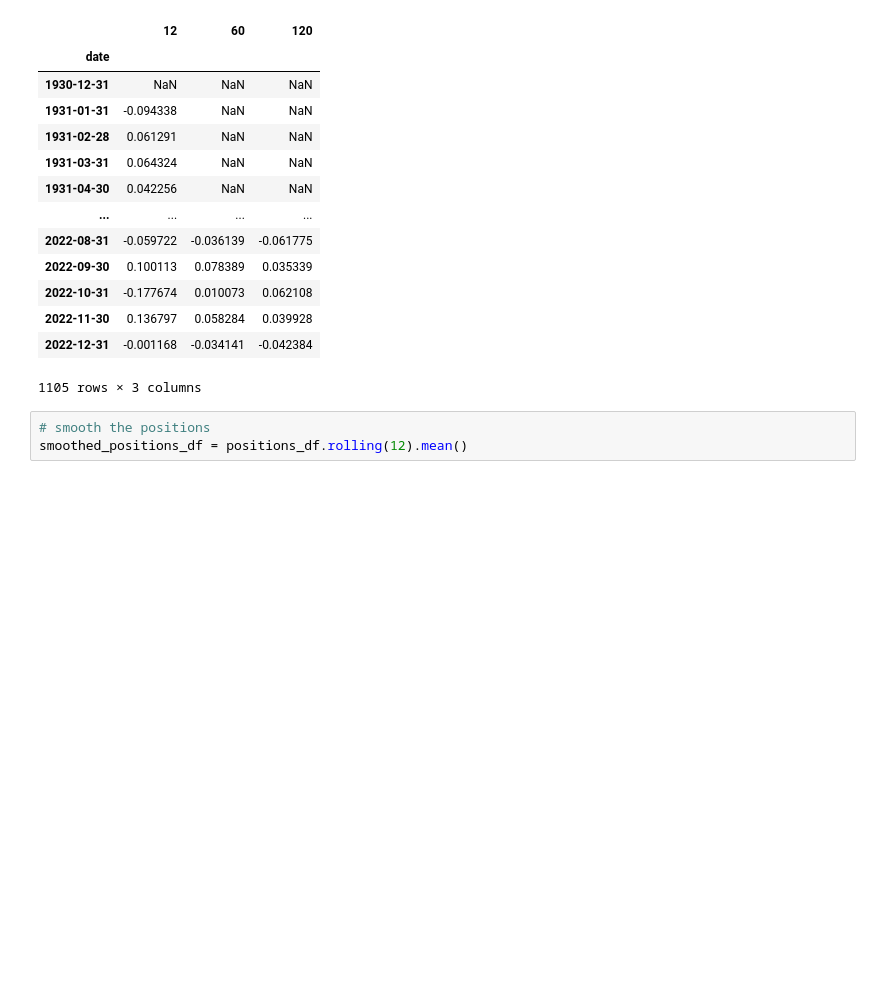
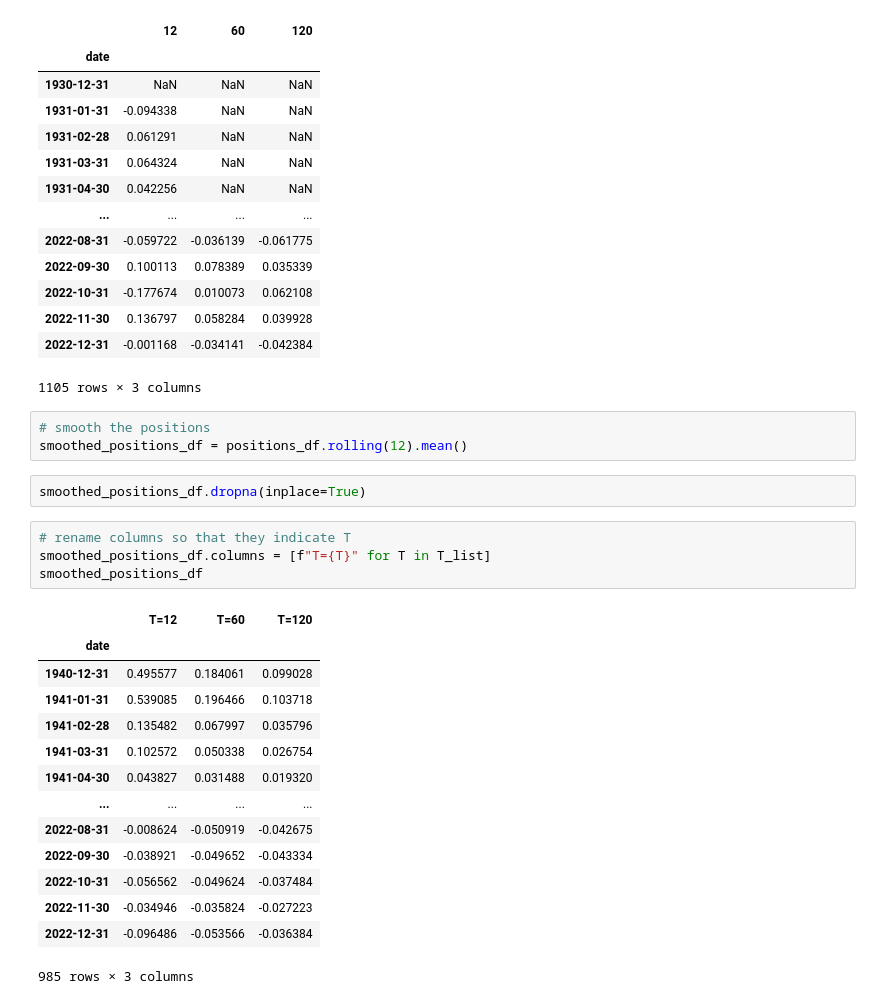
Before and after one commit to zivmi/voc_reproduction, a Jupyter notebook: notebooks/06-mz-nber-recessions.ipynb, the cells around one changed output. Saved outputs shown, nothing was run; the diff lists cells and outputs as text; blank space fills up the shorter version.

```diff
--- a/notebooks/06-mz-nber-recessions.ipynb
+++ b/notebooks/06-mz-nber-recessions.ipynb
@@ -116,5 +116,26 @@ positions_df
 # %%
 # smooth the positions
 smoothed_positions_df = positions_df.rolling(12).mean()
+# %%
+smoothed_positions_df.dropna(inplace=True)
+# %%
+# rename columns so that they indicate T
+smoothed_positions_df.columns = [f"T={T}" for T in T_list]
+smoothed_positions_df
+# %% [output]
+|  | T=12 | T=60 | T=120 |
+| date |  |  |  |
+| 1940-12-31 | 0.495577 | 0.184061 | 0.099028 |
+| 1941-01-31 | 0.539085 | 0.196466 | 0.103718 |
+| 1941-02-28 | 0.135482 | 0.067997 | 0.035796 |
+| 1941-03-31 | 0.102572 | 0.050338 | 0.026754 |
+| 1941-04-30 | 0.043827 | 0.031488 | 0.019320 |
+| ... | ... | ... | ... |
+| 2022-08-31 | -0.008624 | -0.050919 | -0.042675 |
+| 2022-09-30 | -0.038921 | -0.049652 | -0.043334 |
+| 2022-10-31 | -0.056562 | -0.049624 | -0.037484 |
+| 2022-11-30 | -0.034946 | -0.035824 | -0.027223 |
+| 2022-12-31 | -0.096486 | -0.053566 | -0.036384 |
+985 rows × 3 columns
 # %%
 
```
Also changed, not shown: parts of 1 cell of this notebook, 18 other files.
